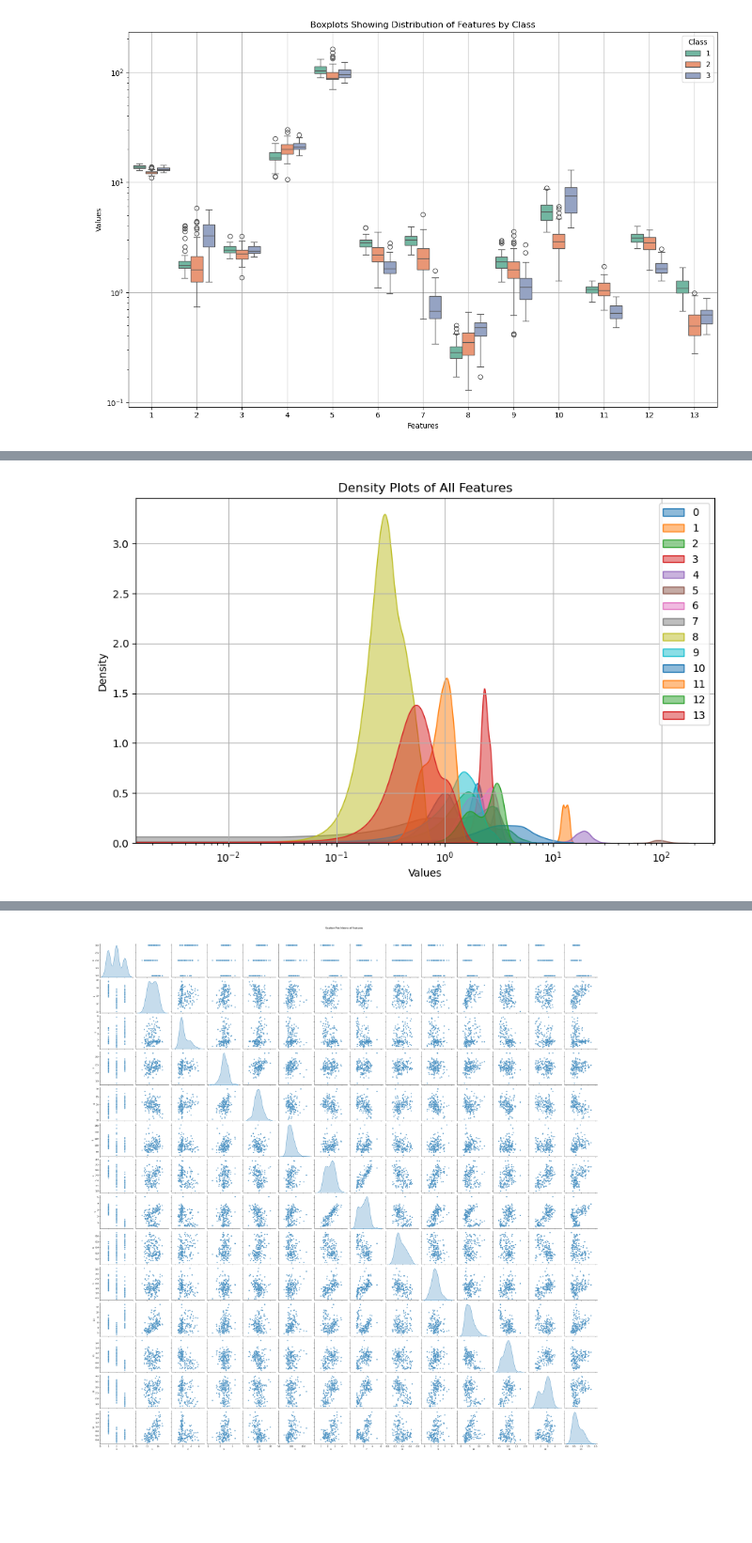
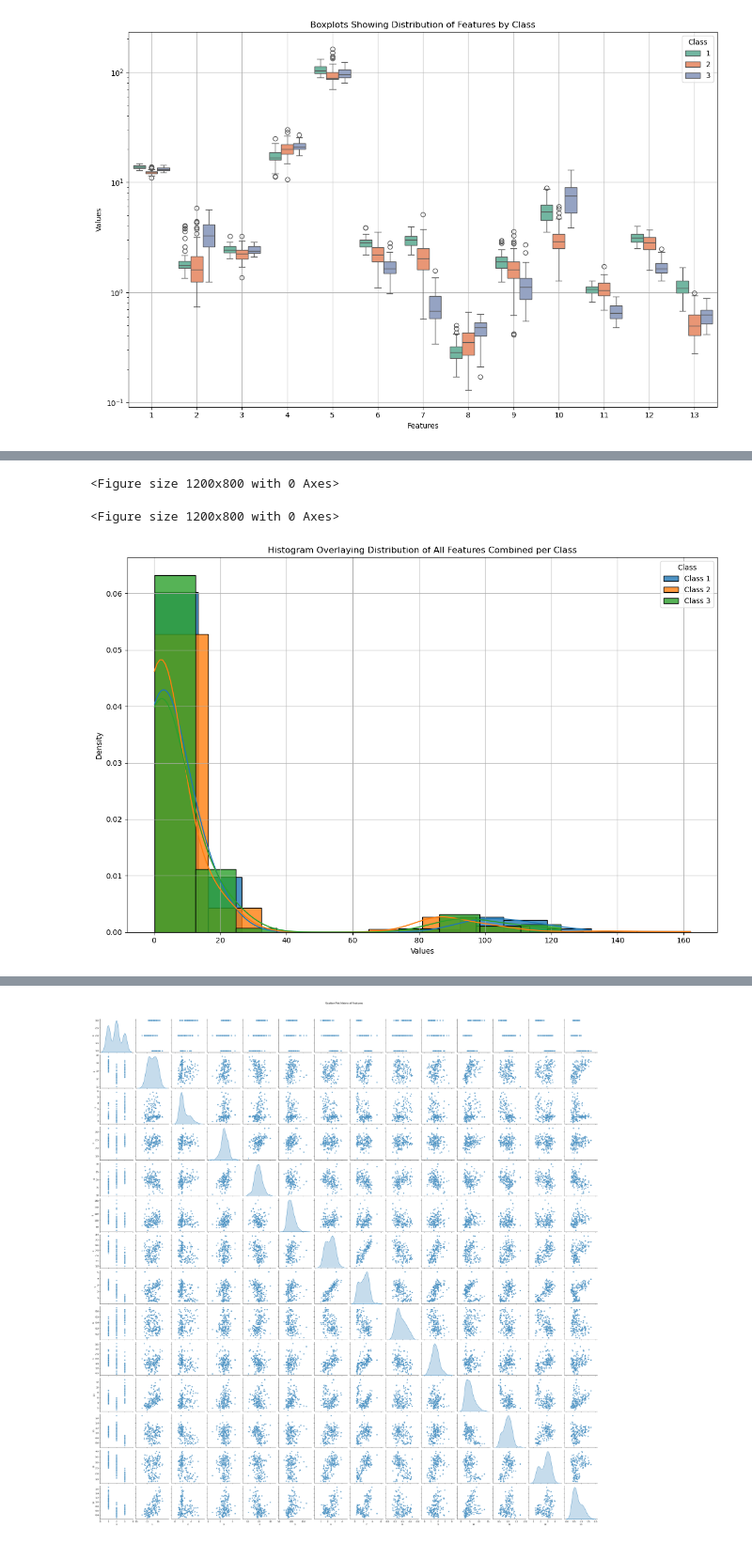
Before and after one commit to Selethe/Skills-session-week-5-10-10, a Jupyter notebook: skills6_vis.ipynb, the cells around one changed output, grey strips where cells are left out. Shown at 94% size. Drawn from its saved outputs; the diff is of its cells as text; code cells hidden in the pictures; blank space fills up the shorter version.

```diff
--- a/skills6_vis.ipynb
+++ b/skills6_vis.ipynb
@@ -61,18 +44,32 @@ plt.show()
-# %%
-import seaborn as sns
-# Create density plots for all features
-plt.figure(figsize=(10, 6))
-
-for col in data.columns:
-    sns.kdeplot(data[col], label=col, fill=True, alpha=0.5)
-
-# Add labels and title
-plt.xlabel("Values")
-plt.ylabel("Density")
-plt.title("Density Plots of All Features")
-plt.xscale('log')
-plt.legend()
-plt.grid()
-plt.show()
-# %% [output]
-[figure, removed]
+# %%
+# Melt the DataFrame to have features in one column for plotting
+df_melted = data.melt(id_vars=data.columns[0], var_name='feature', value_name='value')
+
+# Rename the first column to 'class' for clarity
+df_melted.rename(columns={data.columns[0]: 'class'}, inplace=True)
+
+# Create histogram plots overlaying the distribution of all features combined per class
+plt.figure(figsize=(12, 8))
+
+# Loop through unique class labels and plot the histograms
+for class_label in df_melted['class'].unique():
+    sns.histplot(df_melted[df_melted['class'] == class_label]['value'],
+                 label=f'Class {class_label}',
+                 bins=10,
+                 alpha=0.8,
+                 kde=True,
+                 stat='density'
+                 )  # Use density to normalize the histogram
+
+# Add labels and title
+plt.xlabel("Values")
+plt.ylabel("Density")
+plt.title("Histogram Overlaying Distribution of All Features Combined per Class")
+plt.legend(title='Class')
+plt.grid()
+plt.tight_layout()  # Adjust layout for better spacing
+plt.show()
+# %% [output]
+<Figure size 1200x800 with 0 Axes>
+<Figure size 1200x800 with 0 Axes>
+[figure, added]
```
Also changed, not shown: parts of 4 cells of this notebook.
